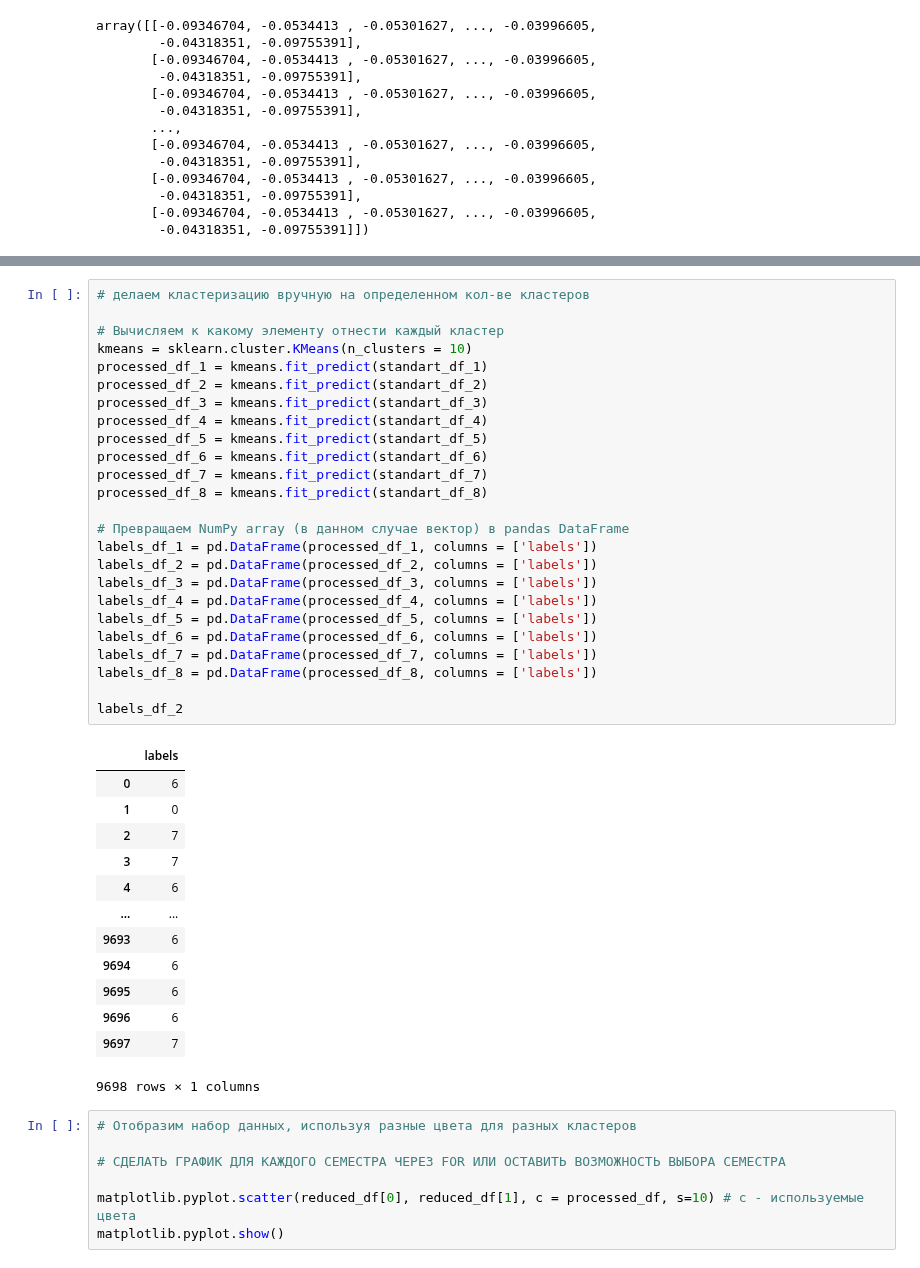
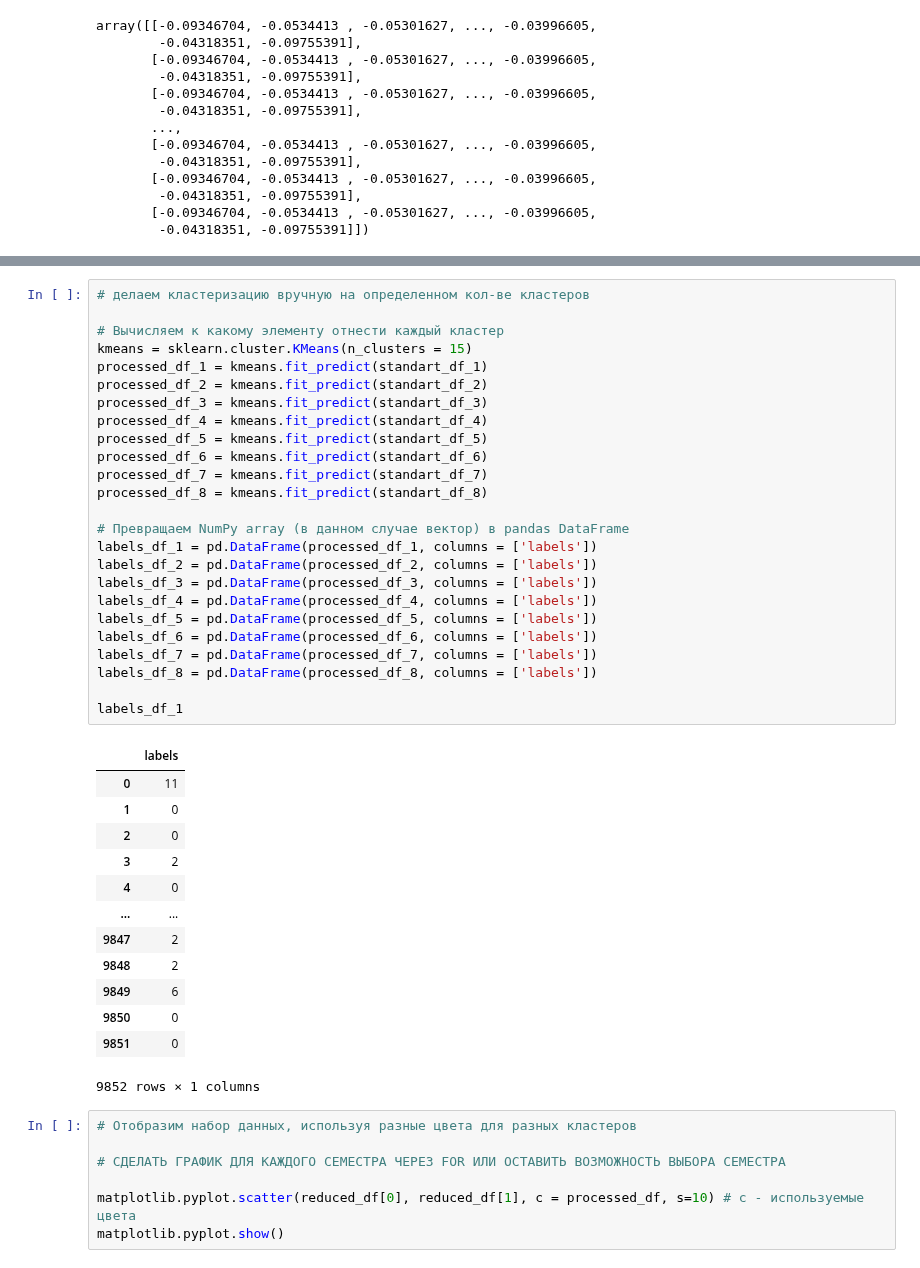
Before and after one commit to Maksimka9/clustering, a Jupyter notebook: main.ipynb, the cells around one changed output, grey strips where cells are left out. Saved outputs shown, nothing was run; the diff lists cells and outputs as text.

```diff
--- a/main.ipynb
+++ b/main.ipynb
@@ -212,42 +211,42 @@ print('Дэвис-Боулдин:', min(davies_score_dict, key=davies_score_dict
 # %%
 # делаем кластеризацию вручную на определенном кол-ве кластеров
 
 # Вычисляем к какому элементу отнести каждый кластер
-kmeans = sklearn.cluster.KMeans(n_clusters = 10)
+kmeans = sklearn.cluster.KMeans(n_clusters = 15)
 processed_df_1 = kmeans.fit_predict(standart_df_1)
 processed_df_2 = kmeans.fit_predict(standart_df_2)
 processed_df_3 = kmeans.fit_predict(standart_df_3)
 processed_df_4 = kmeans.fit_predict(standart_df_4)
 processed_df_5 = kmeans.fit_predict(standart_df_5)
 processed_df_6 = kmeans.fit_predict(standart_df_6)
 processed_df_7 = kmeans.fit_predict(standart_df_7)
 processed_df_8 = kmeans.fit_predict(standart_df_8)
 
 # Превращаем NumPy array (в данном случае вектор) в pandas DataFrame
 labels_df_1 = pd.DataFrame(processed_df_1, columns = ['labels'])
 labels_df_2 = pd.DataFrame(processed_df_2, columns = ['labels'])
 labels_df_3 = pd.DataFrame(processed_df_3, columns = ['labels'])
 labels_df_4 = pd.DataFrame(processed_df_4, columns = ['labels'])
 labels_df_5 = pd.DataFrame(processed_df_5, columns = ['labels'])
 labels_df_6 = pd.DataFrame(processed_df_6, columns = ['labels'])
 labels_df_7 = pd.DataFrame(processed_df_7, columns = ['labels'])
 labels_df_8 = pd.DataFrame(processed_df_8, columns = ['labels'])
 
-labels_df_2
+labels_df_1
 # %% [output]
 |  | labels |
-| 0 | 6 |
+| 0 | 11 |
 | 1 | 0 |
-| 2 | 7 |
-| 3 | 7 |
-| 4 | 6 |
+| 2 | 0 |
+| 3 | 2 |
+| 4 | 0 |
 | ... | ... |
-| 9693 | 6 |
-| 9694 | 6 |
-| 9695 | 6 |
-| 9696 | 6 |
-| 9697 | 7 |
+| 9847 | 2 |
+| 9848 | 2 |
+| 9849 | 6 |
+| 9850 | 0 |
+| 9851 | 0 |
-9698 rows × 1 columns
+9852 rows × 1 columns
 # %%
 # Отобразим набор данных, используя разные цвета для разных кластеров
 
```
Also changed, not shown: parts of 6 cells of this notebook.
